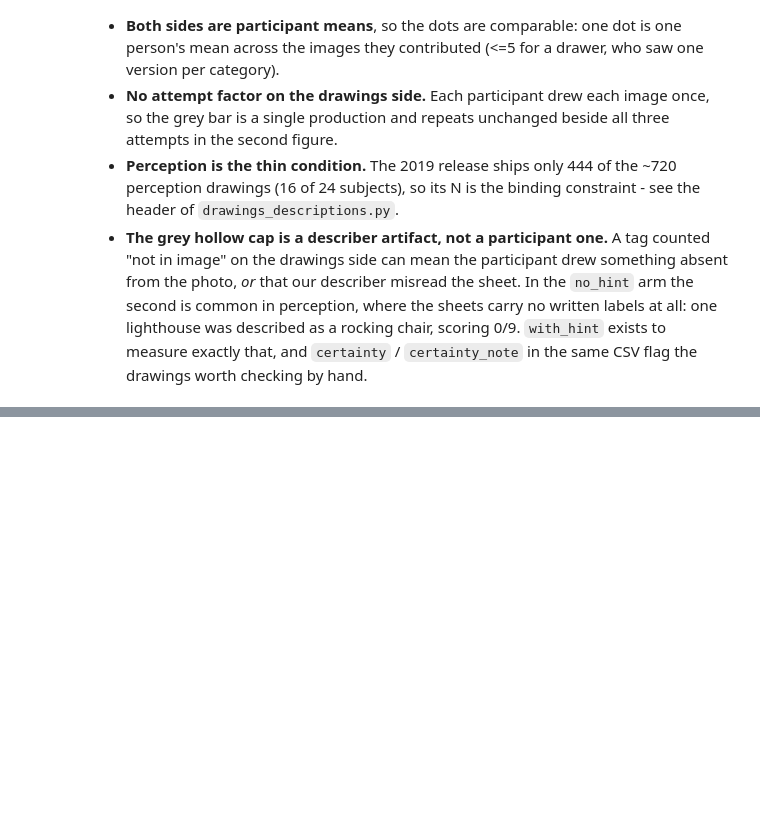
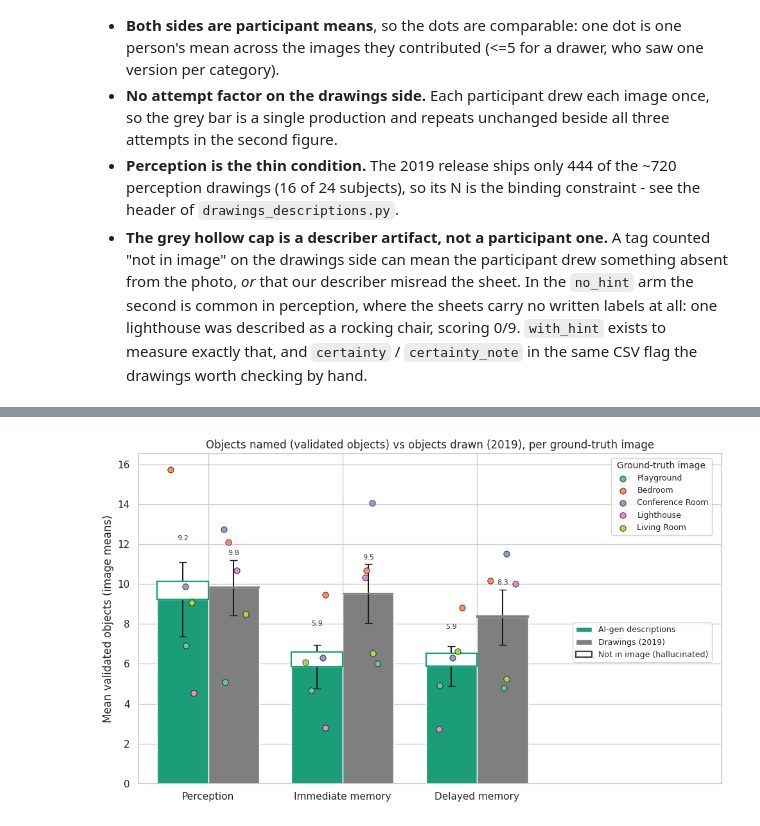
Before and after one commit to AnatKordon/Imagination_in_translation, a Jupyter notebook: analysis/notebooks/describing_vs_drawings_comparison.ipynb, the cells around one changed output, grey strips where cells are left out. Cells and saved outputs as stored; diff of their text form; code cells hidden in the pictures; blank space fills up the shorter version.

```diff
--- a/analysis/notebooks/describing_vs_drawings_comparison.ipynb
+++ b/analysis/notebooks/describing_vs_drawings_comparison.ipynb
@@ -835,0 +1026,99 @@ saved: /mnt/hdd/anatkorol/Imagination_in_translation/analysis/outputs/Full_exper
+# %%
+def aigen_image_means():
+    """Mean object count + 'not in image' cap per (task, gt image), matching Figure 2.1's unit.
+
+    Collapsed in two steps so a participant who contributed more trials for an image does not
+    weigh more than one who contributed fewer: trials -> (uid, attempt) means -> image mean.
+    """
+    per_ppt = (aigen.groupby(["task", "gt", "uid", "attempt"], as_index=False)
+                    [["n_objects", "h_objects"]].mean())
+    out = (per_ppt.groupby(["task", "gt"], as_index=False)[["n_objects", "h_objects"]].mean()
+                  .rename(columns={"n_objects": "obj_count", "h_objects": "obj_hallucinations"}))
+    out["image"] = out["gt"].map(GT_TO_IMAGE)
+    assert out["image"].notna().all(), \
+        f"gt filenames absent from the 2019 file: {sorted(out.loc[out['image'].isna(), 'gt'].unique())}"
+    return out
+
+
+# The two sources name the same five photographs by the same filename, so `gt` is the join key.
+GT_TO_IMAGE = dict(zip(wi["gt"], wi.index))
+
+SRC2_ORDER  = ["aigen", "drawings"]
+SRC2_LABELS = {"aigen": "AI-gen descriptions", "drawings": "Drawings (2019)"}
+
+
+def _src_frames():
+    """{source: image-level frame} with identical columns, so the plot treats them alike."""
+    d = wilma_img[["task", "image", "obj_count", "obj_hallucinations"]]
+    return {"aigen": aigen_image_means()[["task", "image", "obj_count", "obj_hallucinations"]],
+            "drawings": d}
+
+
+def plot_descriptions_vs_wilma_images(save=True):
+    """Grouped bars per task: descriptions vs 2019 drawings, image means +/- SE over the five
+    images, hollow cap = objects not in the photograph, one coloured dot per image."""
+    frames = _src_frames()
+    x = np.arange(len(TASK_ORDER))
+    w = 0.38
+    rng = np.random.default_rng(0)
+
+    fig, ax = plt.subplots(figsize=(10.0, 6.0))
+    for k, src in enumerate(SRC2_ORDER):
+        f = frames[src]
+        b = (f.groupby("task").agg(mean=("obj_count", "mean"), sem=("obj_count", "sem"),
+                                   cap=("obj_hallucinations", "mean"))
+               .reindex(TASK_ORDER))
+        off = (k - 0.5) * w
+        ax.bar(x + off, b["mean"], w, yerr=b["sem"], capsize=4, color=SRC_COLORS[src],
+               label=SRC2_LABELS[src], zorder=2)
+        ax.bar(x + off, b["cap"], w, bottom=b["mean"], facecolor="white",
+               edgecolor=SRC_COLORS[src], linewidth=1.6, zorder=2.5)
+
+        label_bars(ax, x + off, b["mean"], b["mean"] + b["cap"] + b["sem"])
+
+        # One dot per image on every bar - the same five scenes, the same colours, both sides.
+        vals = f.set_index(["task", "image"])["obj_count"]
+        for img in IMAGE_ORDER:
+            v = [vals.get((t, img), np.nan) for t in TASK_ORDER]
+            ax.scatter(x + off + rng.uniform(-w / 4, w / 4, len(x)), v, s=45,
+                       color=IMAGE_COLORS[img], edgecolor="black", linewidth=0.5,
+                       label=img if k == 0 else None, zorder=3)
+
+    ax.set_xticks(x); ax.set_xticklabels([TASK_LABELS[t] for t in TASK_ORDER])
+    ylab = "Mean validated objects" if COUNT_MODE == "validated" else "Mean number of objects"
+    ax.set_ylabel(f"{ylab} (image means)")
+    ax.yaxis.set_major_locator(MultipleLocator(2))
+    kind = "validated objects" if COUNT_MODE == "validated" else "objects"
+    ax.set_title(f"Objects named ({kind}) vs objects drawn (2019), per ground-truth image")
+
+    # Both legends live in the blank strip add_side_legends reserves on the right, clear of
+    # the tall perception dots.
+    h, l = ax.get_legend_handles_labels()
+    cap_proxy = Patch(facecolor="white", edgecolor="#444444", linewidth=1.6,
+                      label="Not in image (hallucinated)")
+    src_h = [hh for hh, ll in zip(h, l) if ll in SRC2_LABELS.values()]
+    src_l = [ll for ll in l if ll in SRC2_LABELS.values()]
+    img_h = [hh for hh, ll in zip(h, l) if ll in IMAGE_COLORS]
+    img_l = [ll for ll in l if ll in IMAGE_COLORS]
+    add_side_legends(
+        ax, [(img_h, img_l, "Ground-truth image", 1.0),
+             (src_h + [cap_proxy], src_l + [cap_proxy.get_label()], None, 0.50)], frac=0.30)
+
+    fig.tight_layout()
+    if save:
+        out = GRAPHS / f"aigen_vs_wilma2019_by_image_{COUNT_MODE}.png"
+        fig.savefig(out, dpi=300, bbox_inches="tight")
+        print("saved:", out)
+    plt.show()
+
+    # The numbers behind the figure, both sides on the same unit.
+    tbl = pd.concat({s: frames[s].groupby("task")
+                                 .agg(objects=("obj_count", "mean"),
+                                      sem=("obj_count", "sem"),
+                                      hallucinated=("obj_hallucinations", "mean"))
+                     for s in SRC2_ORDER}, axis=1).reindex(TASK_ORDER)
+    return tbl.round(2)
+
+
+plot_descriptions_vs_wilma_images()
+# %% [output]
@@ -835,0 +1126 @@ saved: /mnt/hdd/anatkorol/Imagination_in_translation/analysis/outputs/Full_exper
+[figure, added]
```
Also changed, not shown: parts of 8 cells of this notebook, 5 other files.
